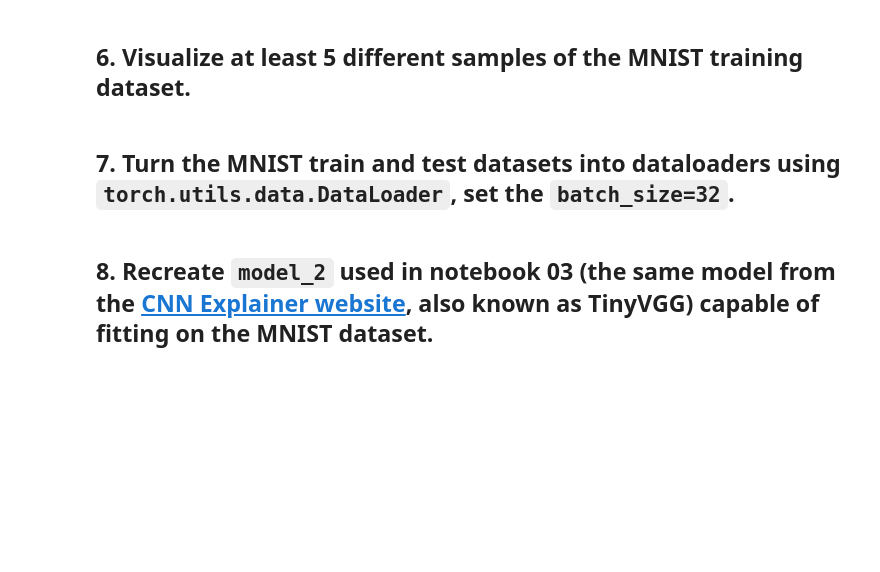
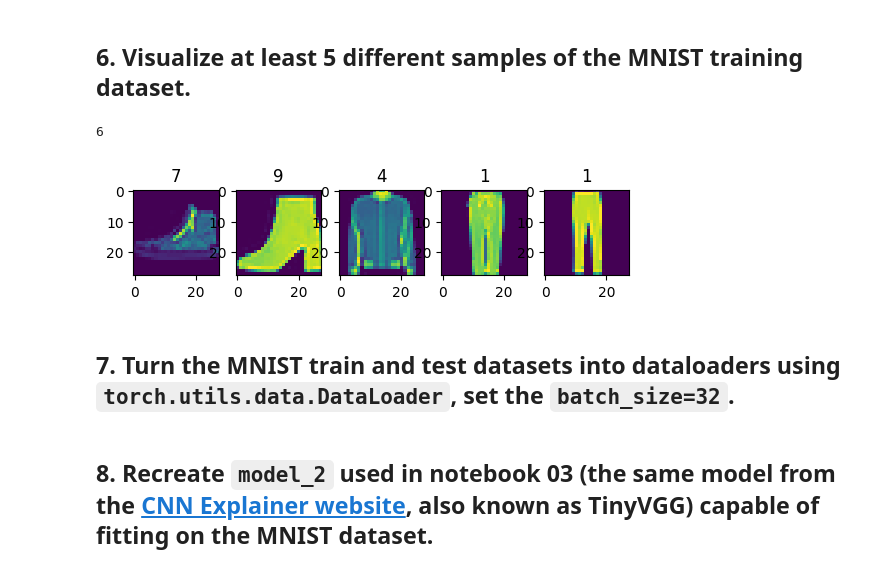
Before and after one commit to E1250/ztm-pytorch, a Jupyter notebook: 03_pytorch_computer_vision_exercises.ipynb, the cells around one changed output. Saved outputs shown, nothing was run; the diff lists cells and outputs as text; code cells hidden in the pictures; blank space fills up the shorter version.

```diff
--- a/03_pytorch_computer_vision_exercises.ipynb
+++ b/03_pytorch_computer_vision_exercises.ipynb
@@ -61,3 +71,21 @@ print(torch.__version__)
 * Upload your own example image using the "upload" button on the website and see what happens in each layer of a CNN as your image passes through it.
 # %% [markdown]
 ## 5. Load the [`torchvision.datasets.MNIST()`](https://pytorch.org/vision/stable/generated/torchvision.datasets.MNIST.html#torchvision.datasets.MNIST) train and test datasets.
+# %%
+from torchvision import datasets
+from torchvision.transforms import ToTensor
+
+train_data = datasets.FashionMNIST(
+    root = 'data',
+    train = True,
+    download  = True,
+    transform = ToTensor(),
+    target_transform = None
+)
+
+test_data = datasets.FashionMNIST(
+    root="data",
+    train=False,
+    download=True,
+    transform=ToTensor()
+)
@@ -64,4 +108,20 @@ print(torch.__version__)
 # %% [markdown]
 ## 6. Visualize at least 5 different samples of the MNIST training dataset.
+# %%
+image ,label = random.choice(train_data)
+label
+# %% [output]
+6
+# %%
+import matplotlib.pyplot as plt
+import random
+n = 5
+fig , ax = plt.subplots(1,5)
+for i in range(n):
+  image ,label = random.choice(train_data)
+  ax[i].imshow(image.squeeze())
+  ax[i].set_title(label)
+# %% [output]
+[figure, added]
 # %% [markdown]
 ## 7. Turn the MNIST train and test datasets into dataloaders using `torch.utils.data.DataLoader`, set the `batch_size=32`.
```
Also changed, not shown: parts of 15 cells of this notebook.
